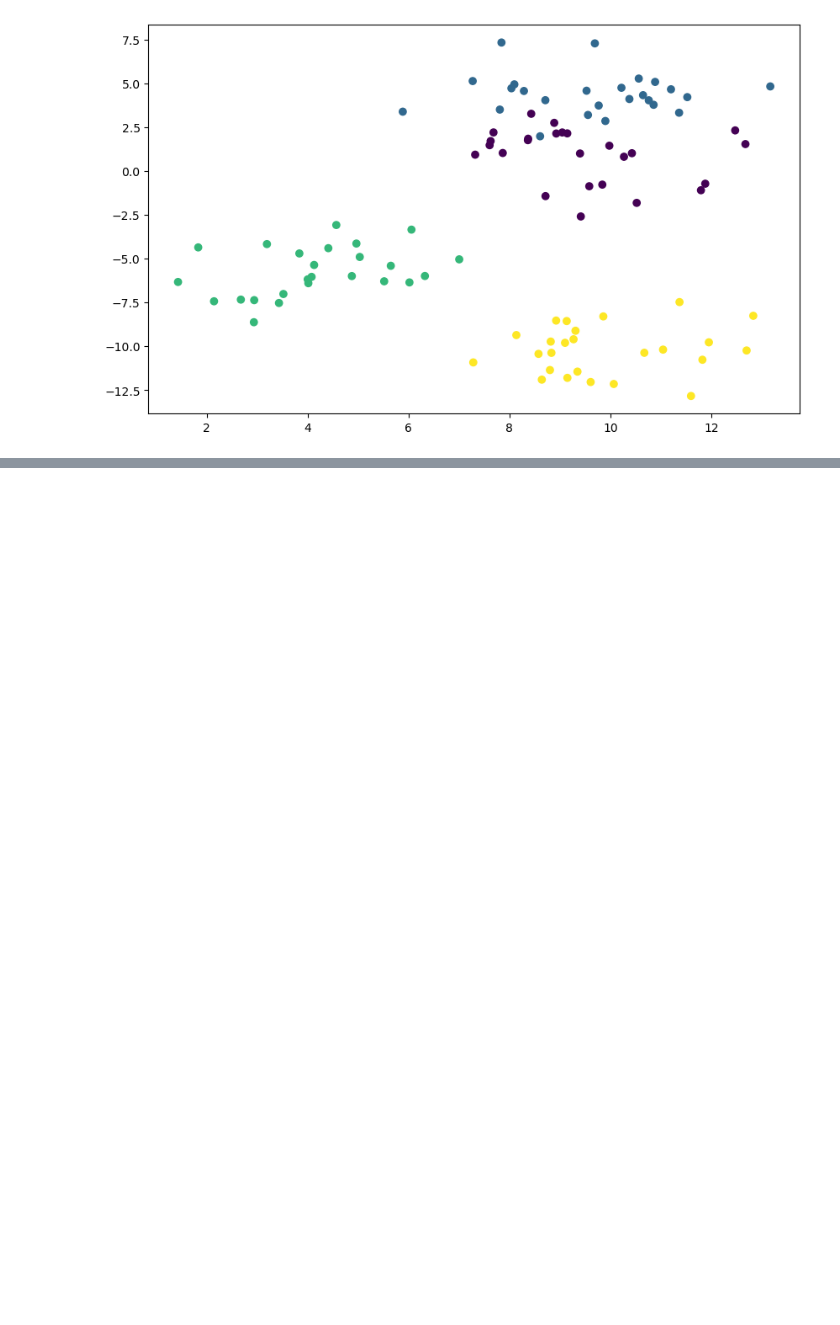
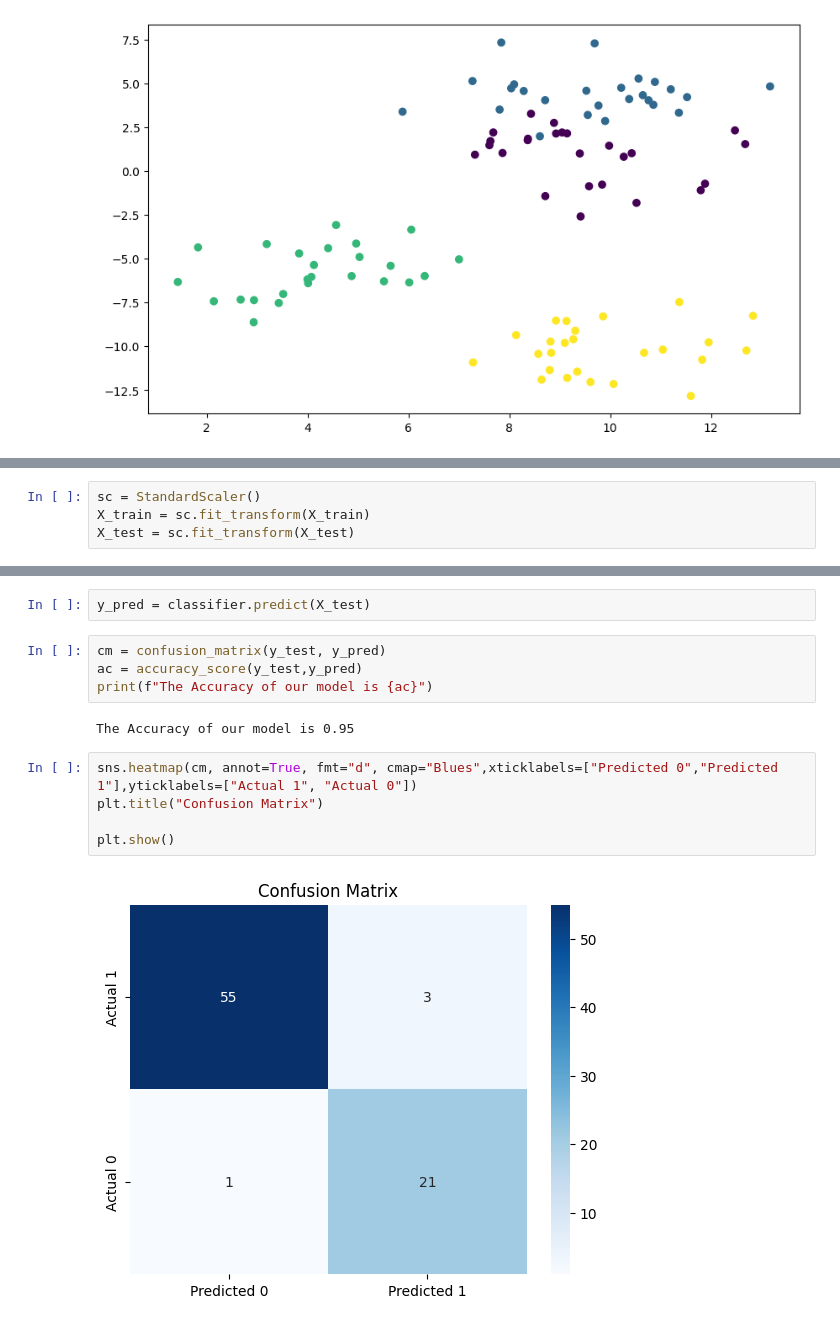
Before and after one commit to GeekyPS/Summer-Analytics, a Jupyter notebook: Week_4/4.K_Nearest_Neighbour.ipynb, the cells around one changed output, grey strips where cells are left out. Saved outputs shown, nothing was run; the diff lists cells and outputs as text; blank space fills up the shorter version.

```diff
--- a/Week_4/4.K_Nearest_Neighbour.ipynb
+++ b/Week_4/4.K_Nearest_Neighbour.ipynb
@@ -20,0 +61,4 @@ plt.show()
+# %%
+sc = StandardScaler()
+X_train = sc.fit_transform(X_train)
+X_test = sc.fit_transform(X_test)
@@ -20,0 +82,15 @@ plt.show()
+# %%
+y_pred = classifier.predict(X_test)
+# %%
+cm = confusion_matrix(y_test, y_pred)
+ac = accuracy_score(y_test,y_pred)
+print(f"The Accuracy of our model is {ac}")
+# %% [output]
+The Accuracy of our model is 0.95
+# %%
+sns.heatmap(cm, annot=True, fmt="d", cmap="Blues",xticklabels=["Predicted 0","Predicted 1"],yticklabels=["Actual 1", "Actual 0"])
+plt.title("Confusion Matrix")
+
+plt.show()
+# %% [output]
+[figure, added]
```
Also changed, not shown: parts of 14 cells of this notebook, 29 other files.
